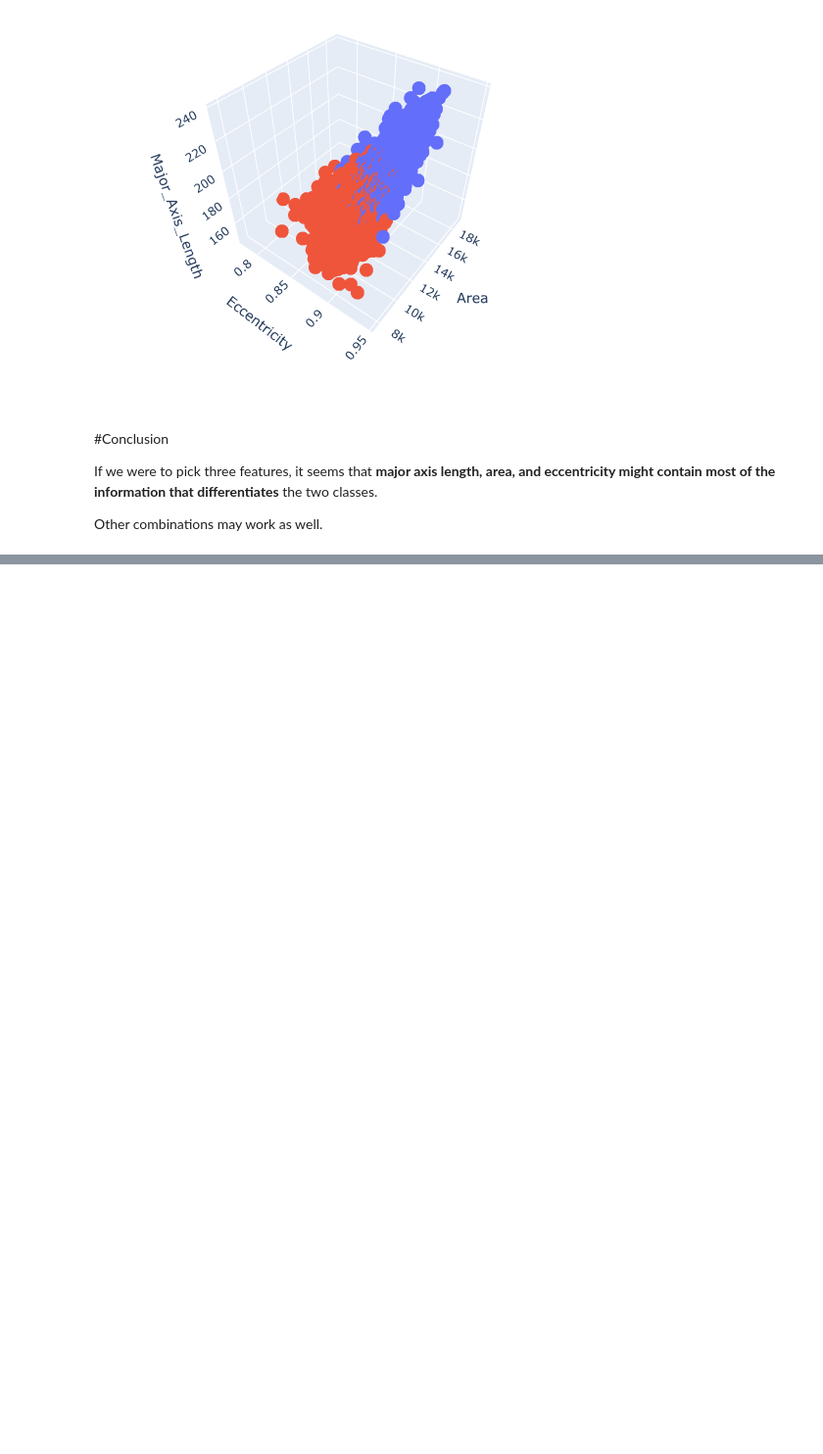
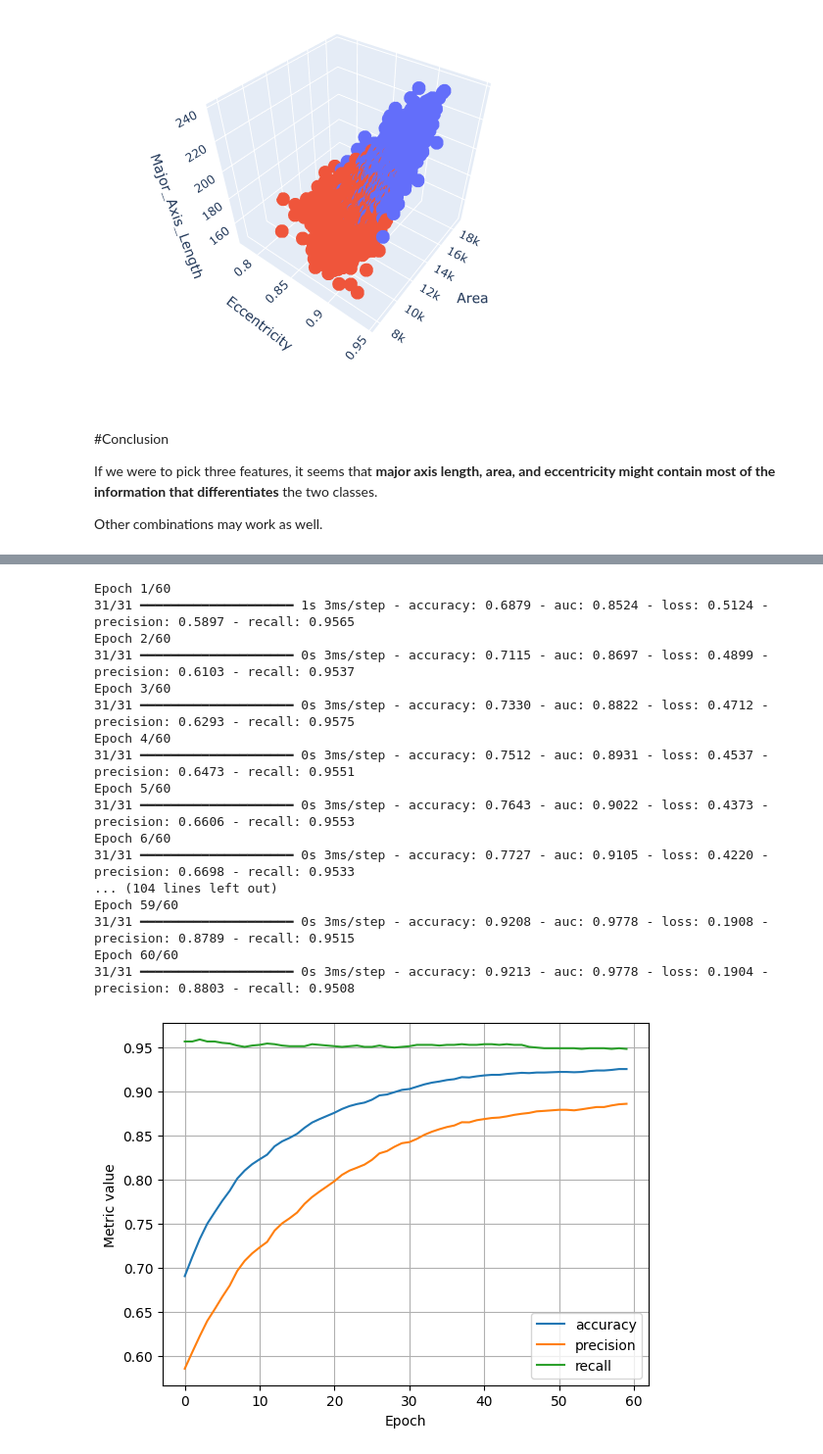
Before and after one commit to fotomain/py_labs_ai_crash_course, a Jupyter notebook: classification1.ipynb, the cells around one changed output, grey strips where cells are left out. Shown at 98% size. Cells and saved outputs as stored; diff of their text form; code cells hidden in the pictures; blank space fills up the shorter version.

```diff
--- a/classification1.ipynb
+++ b/classification1.ipynb
@@ -174,0 +232,8 @@ Other combinations may work as well.
+# %%
+# Create a column setting the Cammeo label to '1' and the Osmancik label to '0'
+# then show 10 randomly selected rows.
+normalized_dataset['Class_Bool'] = (
+    # Returns true if class is Cammeo, and false if class is Osmancik
+    normalized_dataset['Class'] == 'Cammeo'
+).astype(int)
+normalized_dataset.sample(10)
@@ -174,0 +279,9 @@ Other combinations may work as well.
+# %%
+label_columns = ['Class', 'Class_Bool']
+
+train_features = train_data.drop(columns=label_columns)
+train_labels = train_data['Class_Bool'].to_numpy()
+validation_features = validation_data.drop(columns=label_columns)
+validation_labels = validation_data['Class_Bool'].to_numpy()
+test_features = test_data.drop(columns=label_columns)
+test_labels = test_data['Class_Bool'].to_numpy()
@@ -174,0 +370,54 @@ Other combinations may work as well.
+# %%
+#@title Training.
+# Let's define our first experiment settings.
+settings = ml_edu.experiment.ExperimentSettings(
+    learning_rate=0.001,
+    number_epochs=60,
+    batch_size=100,
+    classification_threshold=0.35,
+    input_features=input_features,
+)
+
+metrics = [
+    keras.metrics.BinaryAccuracy(
+        name='accuracy', threshold=settings.classification_threshold
+    ),
+    keras.metrics.Precision(
+        name='precision', thresholds=settings.classification_threshold
+    ),
+    keras.metrics.Recall(
+        name='recall', thresholds=settings.classification_threshold
+    ),
+    keras.metrics.AUC(num_thresholds=100, name='auc'),
+]
+
+# Establish the model's topography.
+model = create_model(settings, metrics)
+
+# Train the model on the training set.
+experiment = train_model(
+    'baseline', model, train_features, train_labels, settings
+)
+
+# Plot metrics vs. epochs
+ml_edu.results.plot_experiment_metrics(experiment, ['accuracy', 'precision', 'recall'])
+ml_edu.results.plot_experiment_metrics(experiment, ['auc'])
+# %% [output]
+Epoch 1/60
+31/31 ━━━━━━━━━━━━━━━━━━━━ 1s 3ms/step - accuracy: 0.6879 - auc: 0.8524 - loss: 0.5124 - precision: 0.5897 - recall: 0.9565
+Epoch 2/60
+31/31 ━━━━━━━━━━━━━━━━━━━━ 0s 3ms/step - accuracy: 0.7115 - auc: 0.8697 - loss: 0.4899 - precision: 0.6103 - recall: 0.9537
+Epoch 3/60
+31/31 ━━━━━━━━━━━━━━━━━━━━ 0s 3ms/step - accuracy: 0.7330 - auc: 0.8822 - loss: 0.4712 - precision: 0.6293 - recall: 0.9575
+Epoch 4/60
+31/31 ━━━━━━━━━━━━━━━━━━━━ 0s 3ms/step - accuracy: 0.7512 - auc: 0.8931 - loss: 0.4537 - precision: 0.6473 - recall: 0.9551
+Epoch 5/60
+31/31 ━━━━━━━━━━━━━━━━━━━━ 0s 3ms/step - accuracy: 0.7643 - auc: 0.9022 - loss: 0.4373 - precision: 0.6606 - recall: 0.9553
+Epoch 6/60
+31/31 ━━━━━━━━━━━━━━━━━━━━ 0s 3ms/step - accuracy: 0.7727 - auc: 0.9105 - loss: 0.4220 - precision: 0.6698 - recall: 0.9533
+... (104 lines left out)
+Epoch 59/60
+31/31 ━━━━━━━━━━━━━━━━━━━━ 0s 3ms/step - accuracy: 0.9208 - auc: 0.9778 - loss: 0.1908 - precision: 0.8789 - recall: 0.9515
+Epoch 60/60
+31/31 ━━━━━━━━━━━━━━━━━━━━ 0s 3ms/step - accuracy: 0.9213 - auc: 0.9778 - loss: 0.1904 - precision: 0.8803 - recall: 0.9508
+[figure, added]
```
Also changed, not shown: parts of 10 cells of this notebook.
